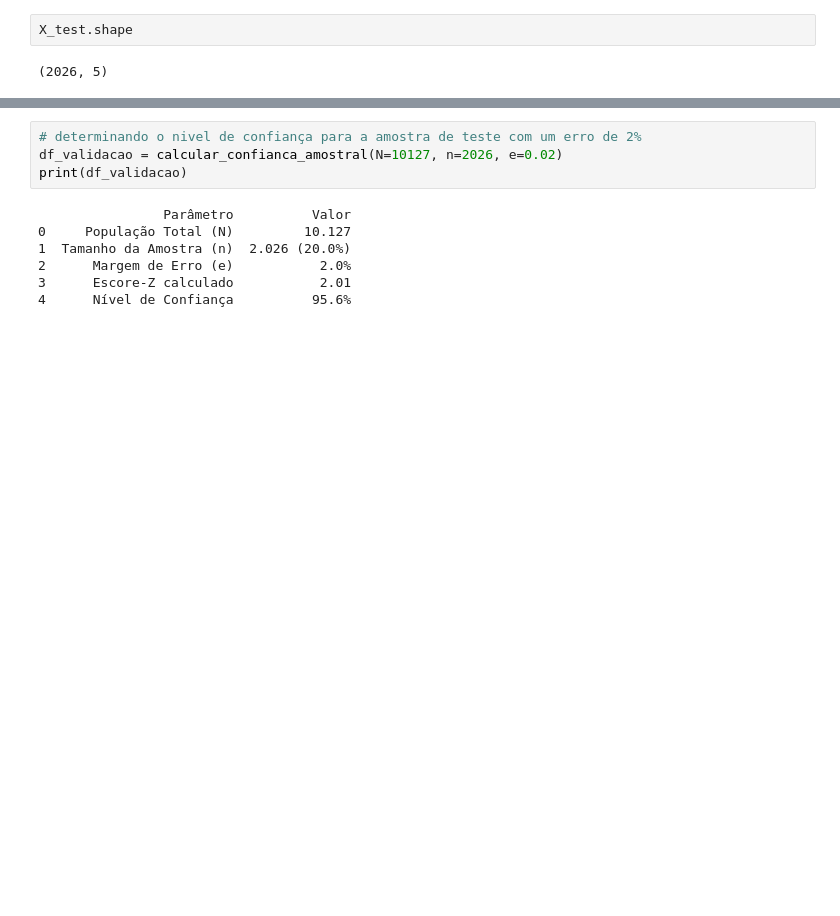
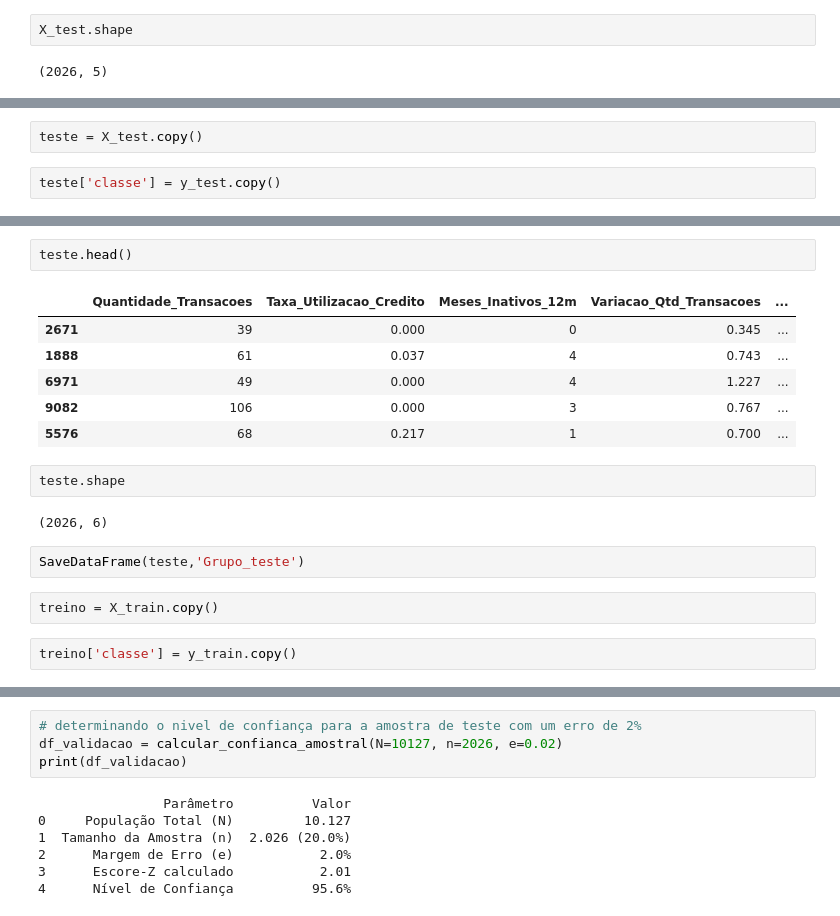
Before and after one commit to andersonjader/previsao_de_churn_de_clientes_de_cartao_de_credito, a Jupyter notebook: src/Notebooks/Modelagem.ipynb, the cells around one changed output, grey strips where cells are left out. Saved outputs shown, nothing was run; the diff lists cells and outputs as text; blank space fills up the shorter version.

Commit message:
feat: balanceamento das classes

```diff
--- a/src/Notebooks/Modelagem.ipynb
+++ b/src/Notebooks/Modelagem.ipynb
@@ -155,0 +165,4 @@ X_test.shape
+# %%
+teste = X_test.copy()
+# %%
+teste['classe'] = y_test.copy()
@@ -155,0 +184,19 @@ X_test.shape
+# %%
+teste.head()
+# %% [output]
+|  | Quantidade_Transacoes | Taxa_Utilizacao_Credito | Meses_Inativos_12m | Variacao_Qtd_Transacoes | ... |
+| 2671 | 39 | 0.000 | 0 | 0.345 | ... |
+| 1888 | 61 | 0.037 | 4 | 0.743 | ... |
+| 6971 | 49 | 0.000 | 4 | 1.227 | ... |
+| 9082 | 106 | 0.000 | 3 | 0.767 | ... |
+| 5576 | 68 | 0.217 | 1 | 0.700 | ... |
+# %%
+teste.shape
+# %% [output]
+(2026, 6)
+# %%
+SaveDataFrame(teste,'Grupo_teste')
+# %%
+treino = X_train.copy()
+# %%
+treino['classe'] = y_train.copy()
```
Also changed, not shown: parts of 34 cells of this notebook, 4 other files.
